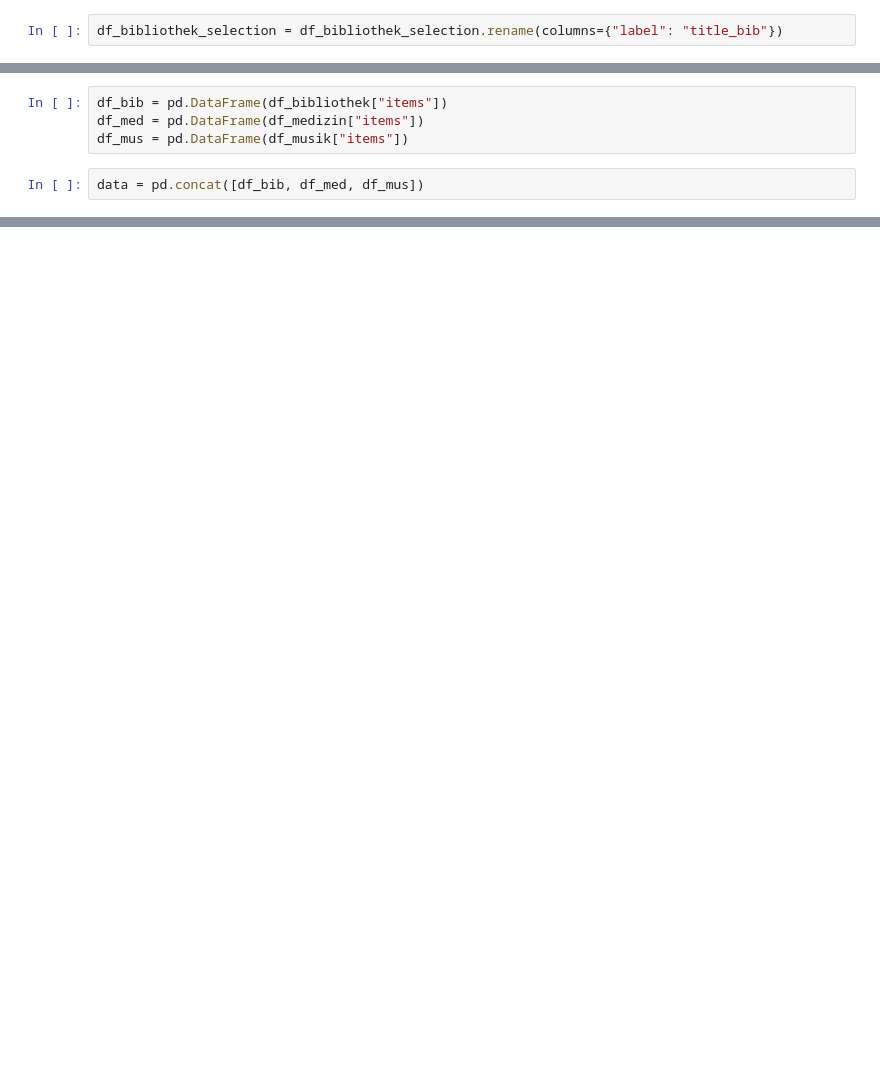
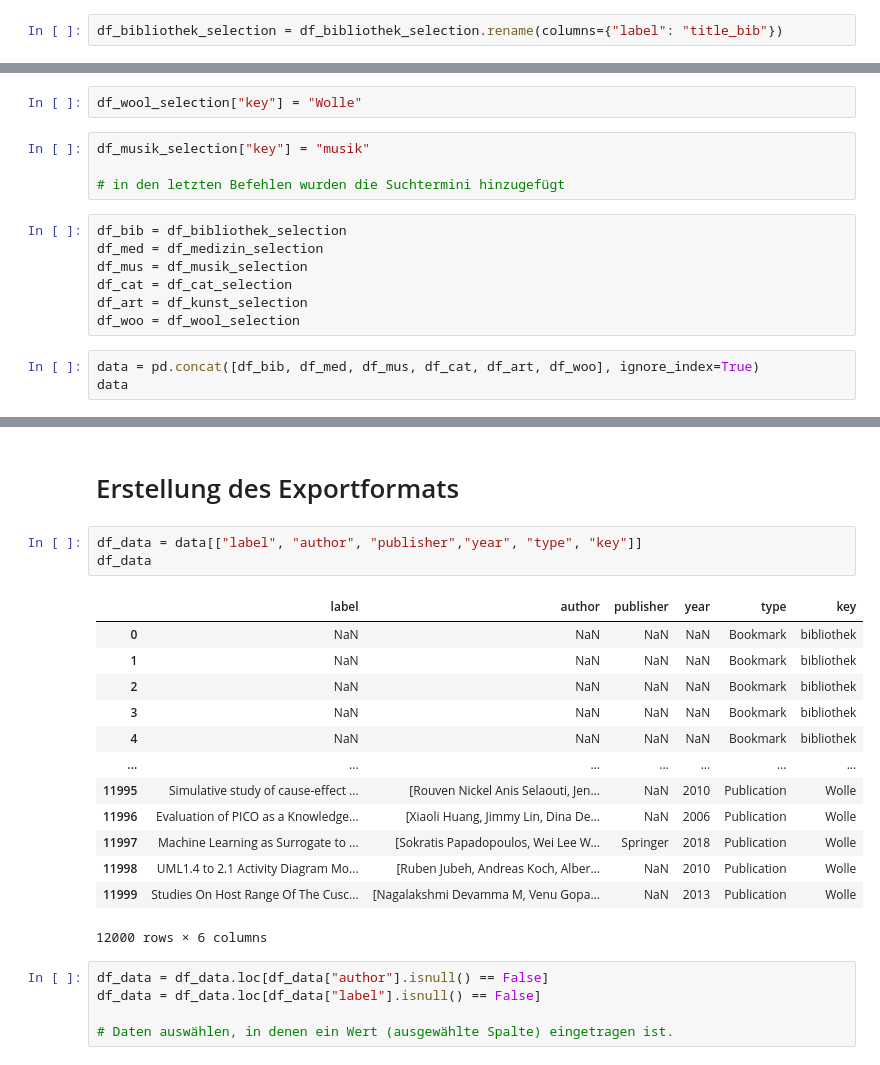
Before and after one commit to christinagaida/2023-2024_Data_Librarian_Christina_Gaida, a Jupyter notebook: Modul_2/Modul_2-1.ipynb, the cells around one changed output, grey strips where cells are left out. Saved outputs shown, nothing was run; the diff lists cells and outputs as text; blank space fills up the shorter version.

```diff
--- a/Modul_2/Modul_2-1.ipynb
+++ b/Modul_2/Modul_2-1.ipynb
@@ -40,6 +36,16 @@ df_bibliothek_selection
+# %%
+df_wool_selection["key"] = "Wolle"
+# %%
+df_musik_selection["key"] = "musik"
+
+# in den letzten Befehlen wurden die Suchtermini hinzugefügt
 # %%
-df_bib = pd.DataFrame(df_bibliothek["items"])
-df_med = pd.DataFrame(df_medizin["items"])
-df_mus = pd.DataFrame(df_musik["items"])
+df_bib = df_bibliothek_selection
+df_med = df_medizin_selection
+df_mus = df_musik_selection
+df_cat = df_cat_selection
+df_art = df_kunst_selection
+df_woo = df_wool_selection
 # %%
-data = pd.concat([df_bib, df_med, df_mus])
+data = pd.concat([df_bib, df_med, df_mus, df_cat, df_art, df_woo], ignore_index=True)
+data
@@ -61,0 +75,24 @@ data
+# %% [markdown]
+# Erstellung des Exportformats
+# %%
+df_data = data[["label", "author", "publisher","year", "type", "key"]]
+df_data
+# %% [output]
+|  | label | author | publisher | year | type | key |
+| 0 | NaN | NaN | NaN | NaN | Bookmark | bibliothek |
+| 1 | NaN | NaN | NaN | NaN | Bookmark | bibliothek |
+| 2 | NaN | NaN | NaN | NaN | Bookmark | bibliothek |
+| 3 | NaN | NaN | NaN | NaN | Bookmark | bibliothek |
+| 4 | NaN | NaN | NaN | NaN | Bookmark | bibliothek |
+| ... | ... | ... | ... | ... | ... | ... |
+| 11995 | Simulative study of cause-effect ... | [Rouven Nickel Anis Selaouti, Jen... | NaN | 2010 | Publication | Wolle |
+| 11996 | Evaluation of PICO as a Knowledge... | [Xiaoli Huang, Jimmy Lin, Dina De... | NaN | 2006 | Publication | Wolle |
+| 11997 | Machine Learning as Surrogate to ... | [Sokratis Papadopoulos, Wei Lee W... | Springer | 2018 | Publication | Wolle |
+| 11998 | UML1.4 to 2.1 Activity Diagram Mo... | [Ruben Jubeh, Andreas Koch, Alber... | NaN | 2010 | Publication | Wolle |
+| 11999 | Studies On Host Range Of The Cusc... | [Nagalakshmi Devamma M, Venu Gopa... | NaN | 2013 | Publication | Wolle |
+12000 rows × 6 columns
+# %%
+df_data = df_data.loc[df_data["author"].isnull() == False]
+df_data = df_data.loc[df_data["label"].isnull() == False]
+
+# Daten auswählen, in denen ein Wert (ausgewählte Spalte) eingetragen ist.
```
Also changed, not shown: parts of 26 cells of this notebook, 4 other files.
